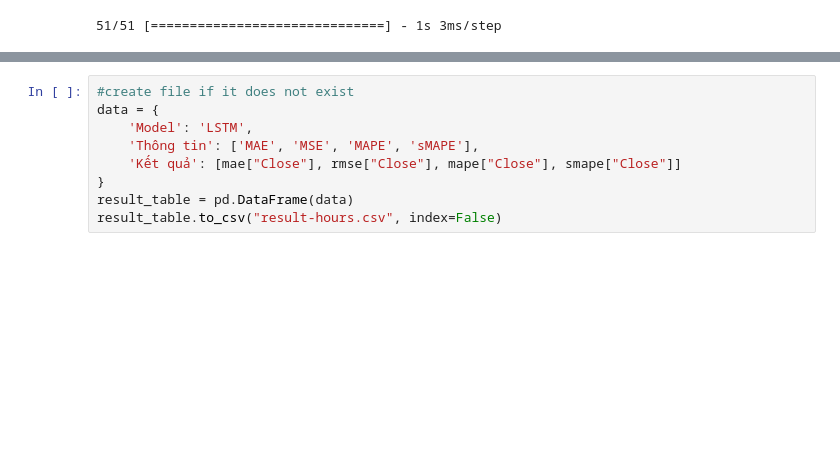
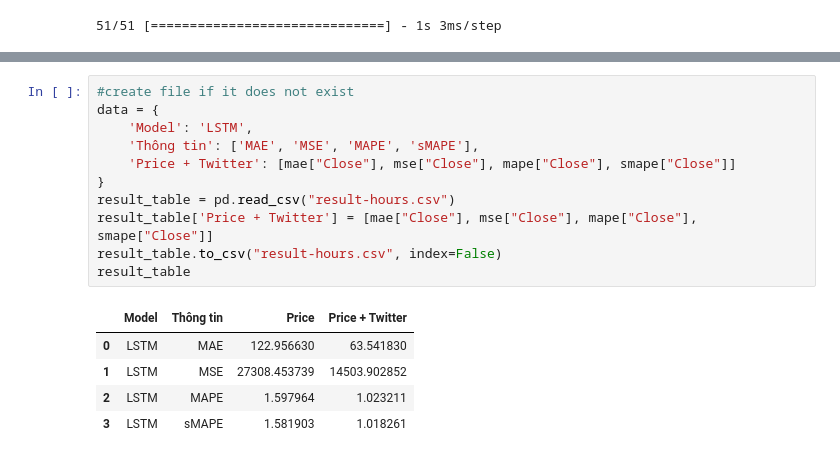
Before and after one commit to dothuc3201/price_prediction, a Jupyter notebook: models/lstm/lstm-test-hours.ipynb, the cells around one changed output, grey strips where cells are left out. Drawn from its saved outputs; the diff is of its cells as text; blank space fills up the shorter version.

```diff
--- a/models/lstm/lstm-test-hours.ipynb
+++ b/models/lstm/lstm-test-hours.ipynb
@@ -308,9 +318,17 @@ See the caveats in the documentation: https://pandas.pydata.org/pandas-docs/stab
 # %%
 #create file if it does not exist
 data = {
     'Model': 'LSTM',
     'Thông tin': ['MAE', 'MSE', 'MAPE', 'sMAPE'],
-    'Kết quả': [mae["Close"], rmse["Close"], mape["Close"], smape["Close"]]
+    'Price + Twitter': [mae["Close"], mse["Close"], mape["Close"], smape["Close"]]
 }
-result_table = pd.DataFrame(data)
+result_table = pd.read_csv("result-hours.csv")
+result_table['Price + Twitter'] = [mae["Close"], mse["Close"], mape["Close"], smape["Close"]]
 result_table.to_csv("result-hours.csv", index=False)
+result_table
+# %% [output]
+|  | Model | Thông tin | Price | Price + Twitter |
+| 0 | LSTM | MAE | 122.956630 | 63.541830 |
+| 1 | LSTM | MSE | 27308.453739 | 14503.902852 |
+| 2 | LSTM | MAPE | 1.597964 | 1.023211 |
+| 3 | LSTM | sMAPE | 1.581903 | 1.018261 |
```
Also changed, not shown: parts of 12 cells of this notebook, 11 other files.
